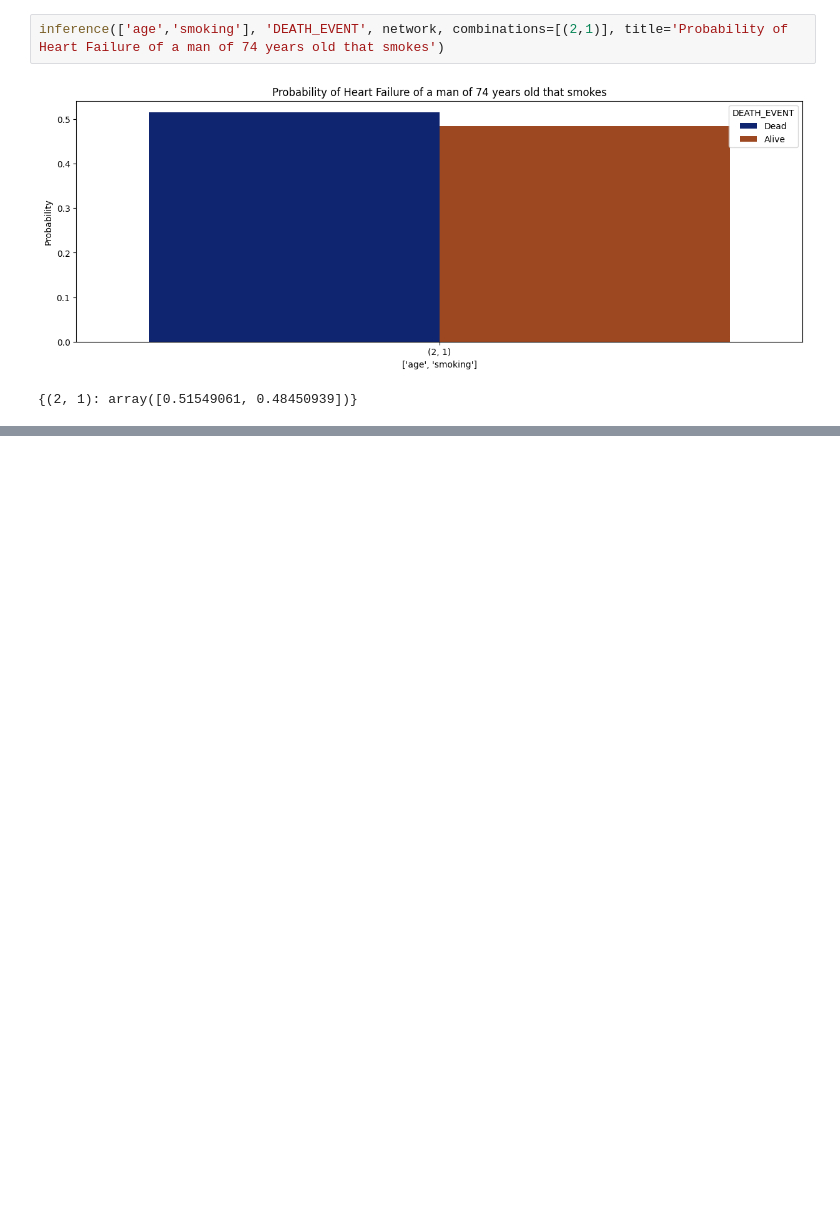
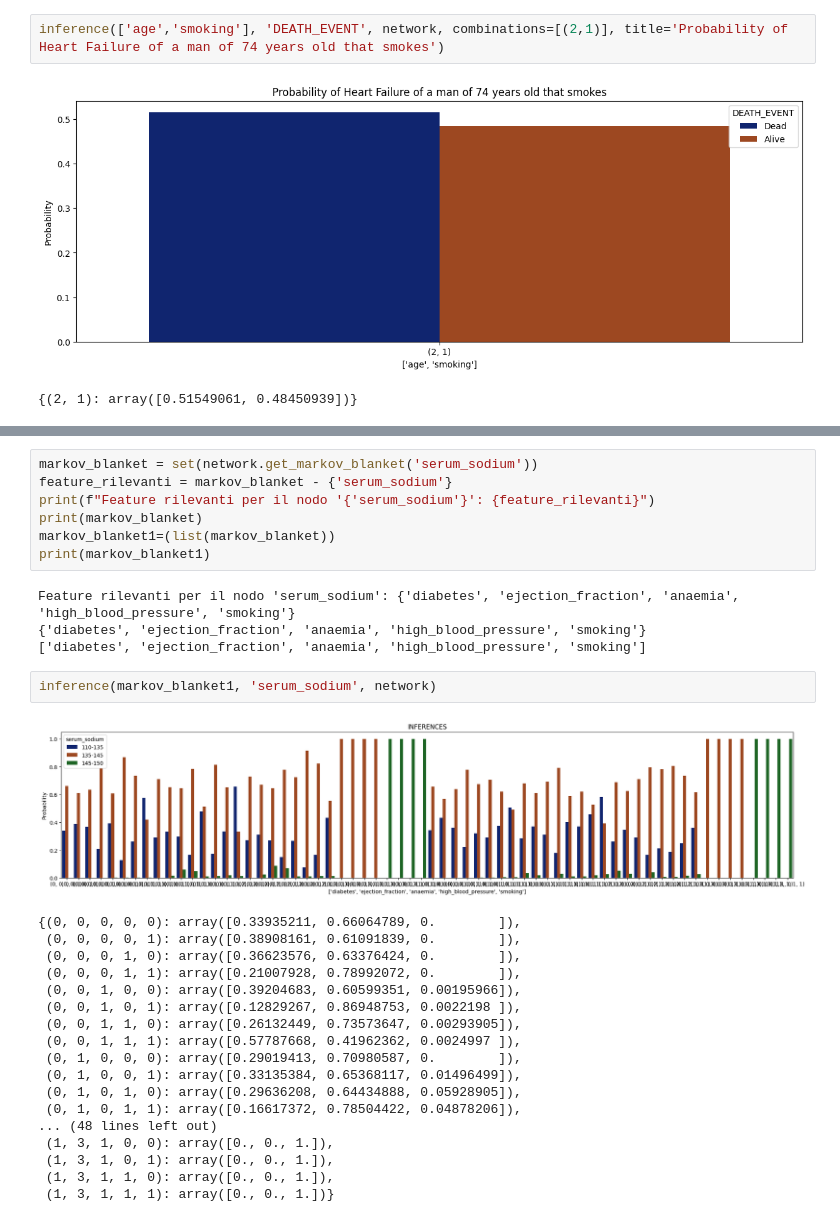
Before and after one commit to PtrTella/BayesianNetwork, a Jupyter notebook: CLASSIFY.ipynb, the cells around one changed output, grey strips where cells are left out. Drawn from its saved outputs; the diff is of its cells as text; blank space fills up the shorter version.

Commit message:
MARKOV

```diff
--- a/CLASSIFY.ipynb
+++ b/CLASSIFY.ipynb
@@ -355,0 +378,32 @@ inference(['age','smoking'], 'DEATH_EVENT', network, combinations=[(2,1)], title
+# %%
+markov_blanket = set(network.get_markov_blanket('serum_sodium'))
+feature_rilevanti = markov_blanket - {'serum_sodium'}
+print(f"Feature rilevanti per il nodo '{'serum_sodium'}': {feature_rilevanti}")
+print(markov_blanket)
+markov_blanket1=(list(markov_blanket))
+print(markov_blanket1)
+# %% [output]
+Feature rilevanti per il nodo 'serum_sodium': {'diabetes', 'ejection_fraction', 'anaemia', 'high_blood_pressure', 'smoking'}
+{'diabetes', 'ejection_fraction', 'anaemia', 'high_blood_pressure', 'smoking'}
+['diabetes', 'ejection_fraction', 'anaemia', 'high_blood_pressure', 'smoking']
+# %%
+inference(markov_blanket1, 'serum_sodium', network)
+# %% [output]
+[figure, added]
+{(0, 0, 0, 0, 0): array([0.33935211, 0.66064789, 0.        ]),
+ (0, 0, 0, 0, 1): array([0.38908161, 0.61091839, 0.        ]),
+ (0, 0, 0, 1, 0): array([0.36623576, 0.63376424, 0.        ]),
+ (0, 0, 0, 1, 1): array([0.21007928, 0.78992072, 0.        ]),
+ (0, 0, 1, 0, 0): array([0.39204683, 0.60599351, 0.00195966]),
+ (0, 0, 1, 0, 1): array([0.12829267, 0.86948753, 0.0022198 ]),
+ (0, 0, 1, 1, 0): array([0.26132449, 0.73573647, 0.00293905]),
+ (0, 0, 1, 1, 1): array([0.57787668, 0.41962362, 0.0024997 ]),
+ (0, 1, 0, 0, 0): array([0.29019413, 0.70980587, 0.        ]),
+ (0, 1, 0, 0, 1): array([0.33135384, 0.65368117, 0.01496499]),
+ (0, 1, 0, 1, 0): array([0.29636208, 0.64434888, 0.05928905]),
+ (0, 1, 0, 1, 1): array([0.16617372, 0.78504422, 0.04878206]),
+... (48 lines left out)
+ (1, 3, 1, 0, 0): array([0., 0., 1.]),
+ (1, 3, 1, 0, 1): array([0., 0., 1.]),
+ (1, 3, 1, 1, 0): array([0., 0., 1.]),
+ (1, 3, 1, 1, 1): array([0., 0., 1.])}
```
Also changed, not shown: parts of 3 cells of this notebook.
